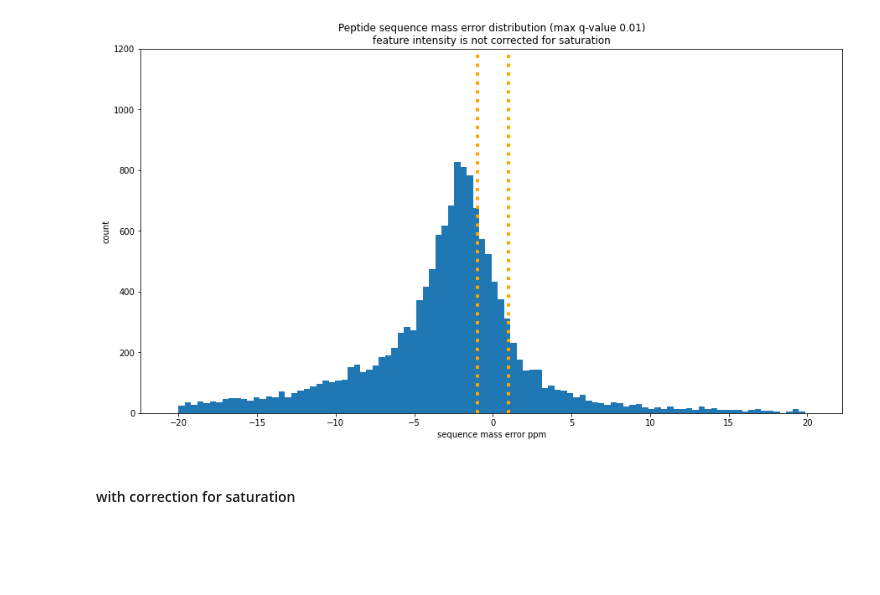
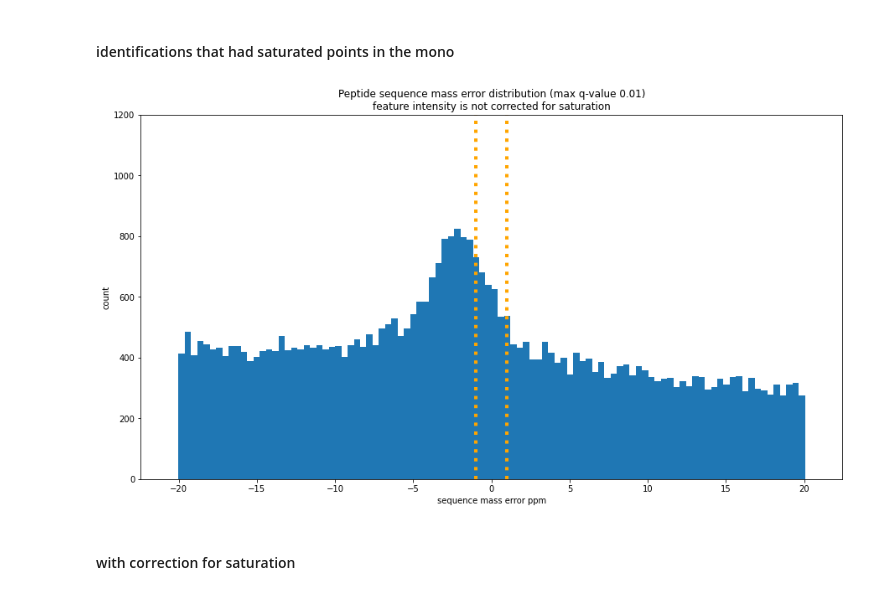
Before and after one commit to WEHI-Proteomics/tfde, a Jupyter notebook: notebooks/paper 2 - identifications with and without saturation correction.ipynb, the cells around one changed output. Saved outputs shown, nothing was run; the diff lists cells and outputs as text; code cells hidden in the pictures; blank space fills up the shorter version.

```diff
--- a/notebooks/paper 2 - identifications with and without saturation correction.ipynb
+++ b/notebooks/paper 2 - identifications with and without saturation correction.ipynb
@@ -16,31 +16,34 @@ IDENTIFICATIONS_DIR = '{}/identifications-{}'.format(EXPERIMENT_DIR, feature_det
 IDENTIFICATIONS_FILE = '{}/exp-{}-identifications-{}.pkl'.format(IDENTIFICATIONS_DIR, experiment_name, feature_detection_method)
 # %%
 MAXIMUM_Q_VALUE = 0.01
-# %%
-with open(IDENTIFICATIONS_FILE, 'rb') as handle:
-    d = pickle.load(handle)
-identifications_no_correction_df = d['identifications_df']
+# %% [markdown]
+#### identifications that had saturated points in the mono
+# %%
+# load the identifications that had saturated points in the mono
+with open('/home/daryl/identifications-with-mono-saturated/exp-P3856-identifications-pasef.pkl', 'rb') as handle:
+    d = pickle.load(handle)
+identifications_with_saturation_df = d['identifications_df']
 # %%
 f, ax1 = plt.subplots()
 f.set_figheight(8)
 f.set_figwidth(15)
 
 plt.margins(0.06)
 plt.title('Peptide sequence mass error distribution (max q-value {})\nfeature intensity is not corrected for saturation'.format(MAXIMUM_Q_VALUE))
 
 bins = 100
-hist, bins, _ = plt.hist(identifications_no_correction_df.mass_accuracy_ppm, bins=bins)
+hist, bins, _ = plt.hist(identifications_with_saturation_df.mass_accuracy_ppm, bins=bins)
 plt.xlabel('sequence mass error ppm')
 plt.ylabel('count')
 
 plt.ylim((0,1200))
 
 plt.axvline(x=+1, linestyle=':', linewidth=4, color='orange')
 plt.axvline(x=-1, linestyle=':', linewidth=4, color='orange')
 
 plt.show()
 # %% [output]
-[figure, old version]
+[figure, new version]
 # %% [markdown]
 #### with correction for saturation
 # %%
```
Also changed, not shown: 4 other files.
